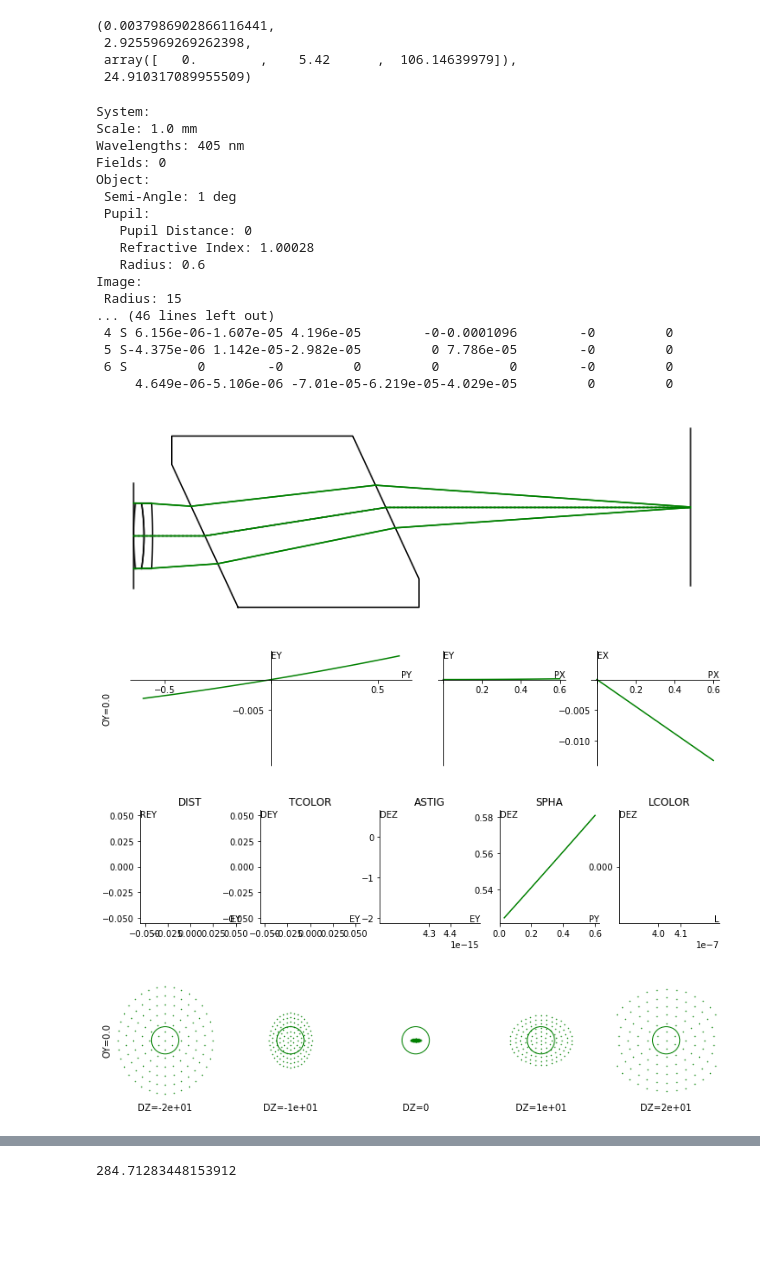
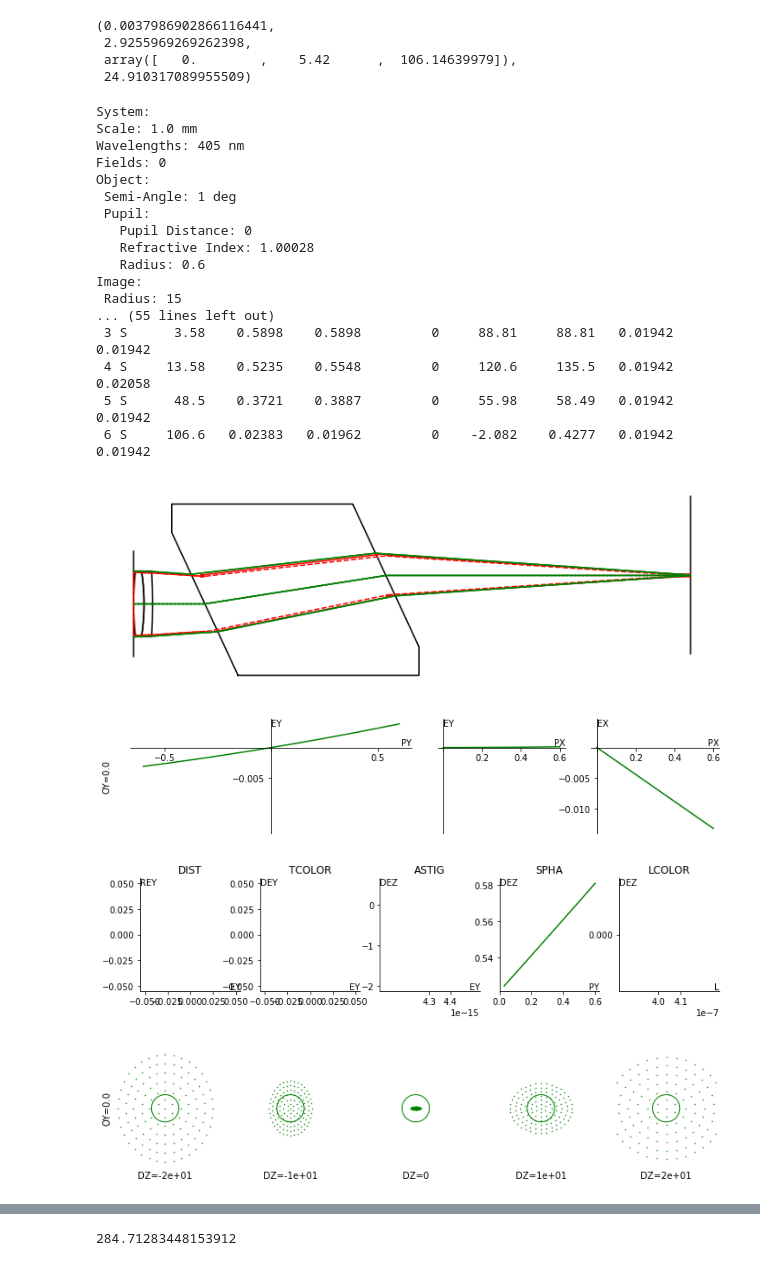
Before and after one commit to jordens/sandbox, a Jupyter notebook: rayopt-issue-16.ipynb, the cells around one changed output, grey strips where cells are left out. Drawn from its saved outputs; the diff is of its cells as text; code cells hidden in the pictures; blank space fills up the shorter version.

```diff
--- a/rayopt-issue-16.ipynb
+++ b/rayopt-issue-16.ipynb
@@ -47,26 +46,27 @@ g.rms(), u.rayleigh_range[-1, 0], s.origins[-1], np.rad2deg(s[-3].angles[0])
  array([   0.        ,    5.42      ,  106.14639979]),
  24.910317089955509)
 # %%
-a = ro.Analysis(s, refocus_full=False, update=False)
+a = ro.Analysis(s, refocus_full=False, update=False,
+                trace_gaussian=True, print_gaussian=True, plot_gaussian=True)
 # %% [output]
 System:
 Scale: 1.0 mm
 Wavelengths: 405 nm
 Fields: 0
 Object:
  Semi-Angle: 1 deg
  Pupil:
    Pupil Distance: 0
    Refractive Index: 1.00028
    Radius: 0.6
 Image:
  Radius: 15
-... (46 lines left out)
- 4 S 6.156e-06-1.607e-05 4.196e-05        -0-0.0001096        -0         0
- 5 S-4.375e-06 1.142e-05-2.982e-05         0 7.786e-05        -0         0
- 6 S         0        -0         0         0         0        -0         0
-     4.649e-06-5.106e-06 -7.01e-05-6.219e-05-4.029e-05         0         0
+... (55 lines left out)
+ 3 S      3.58    0.5898    0.5898         0     88.81     88.81   0.01942   0.01942
+ 4 S     13.58    0.5235    0.5548         0     120.6     135.5   0.01942   0.02058
+ 5 S      48.5    0.3721    0.3887         0     55.98     58.49   0.01942   0.01942
+ 6 S     106.6   0.02383   0.01962         0    -2.082    0.4277   0.01942   0.01942
-[figure, old version]
+[figure, new version]
 [figure]
 [figure]
 [figure]
```
Also changed, not shown: parts of 2 cells of this notebook.
